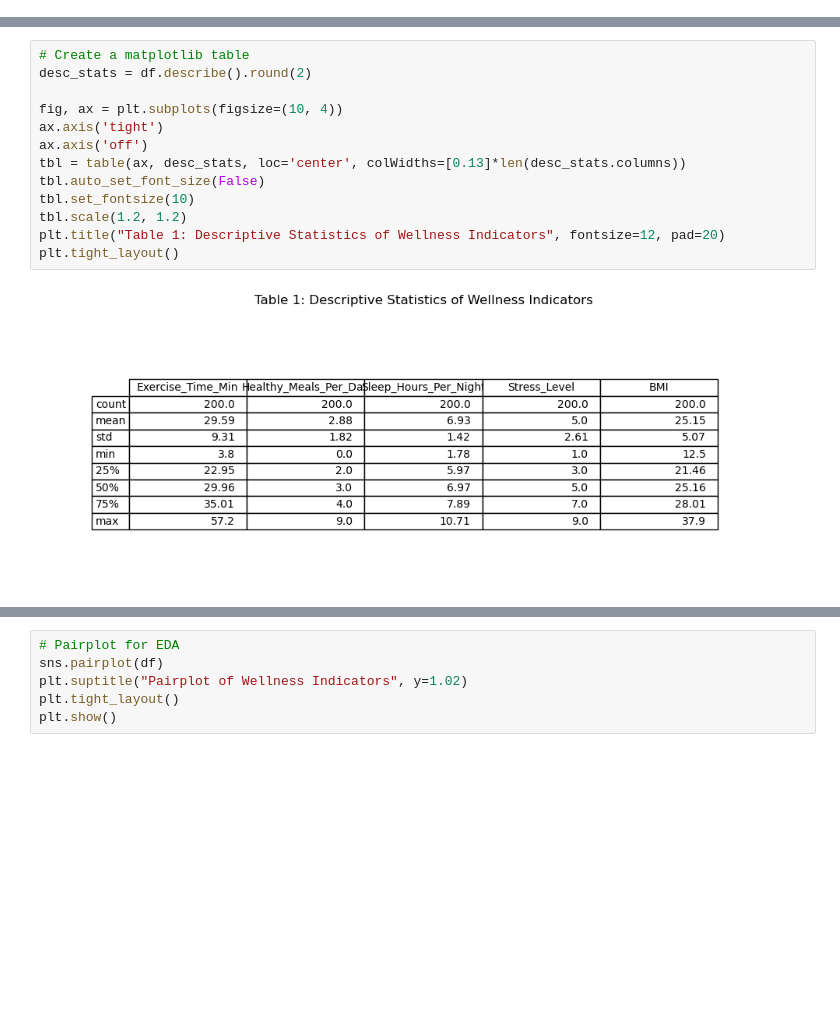
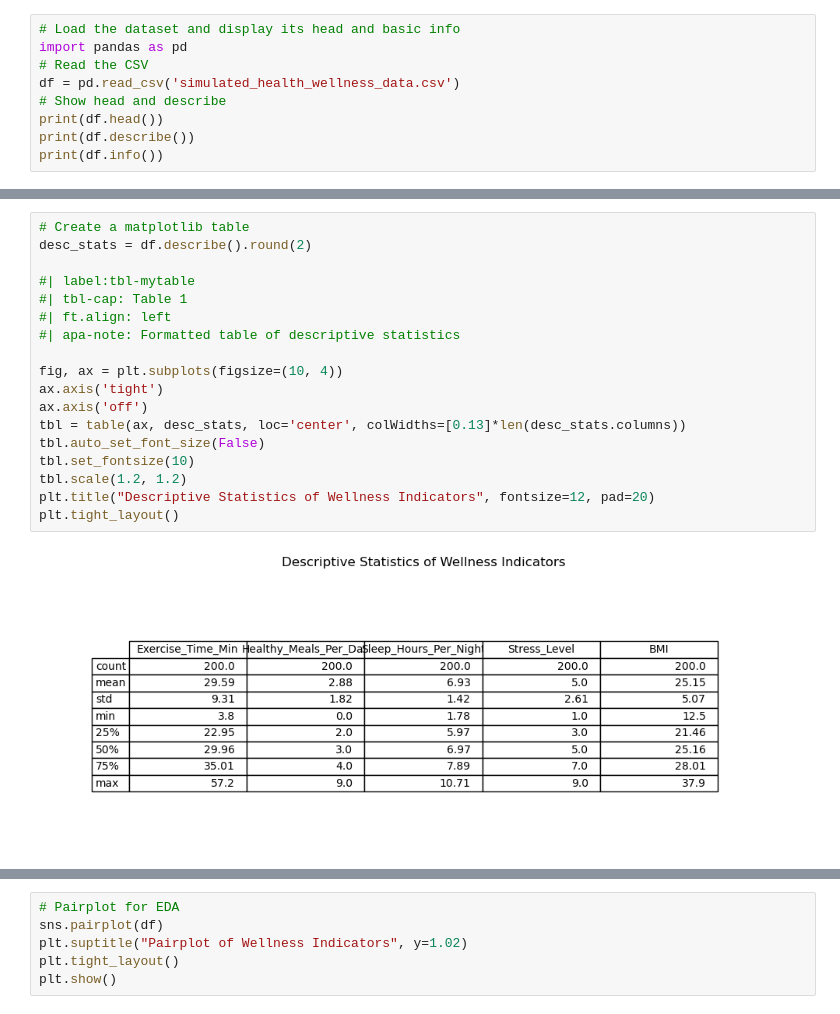
Before and after one commit to youngsm113/Lab3-Clustering, a Jupyter notebook: ML-Lab3.ipynb, the cells around one changed output, grey strips where cells are left out. Drawn from its saved outputs; the diff is of its cells as text; blank space fills up the shorter version.

```diff
--- a/ML-Lab3.ipynb
+++ b/ML-Lab3.ipynb
@@ -76,0 +28,9 @@ None
+# %%
+# Load the dataset and display its head and basic info
+import pandas as pd
+# Read the CSV
+df = pd.read_csv('simulated_health_wellness_data.csv')
+# Show head and describe
+print(df.head())
+print(df.describe())
+print(df.info())
@@ -77,15 +55,20 @@ None
 # %%
 # Create a matplotlib table
 desc_stats = df.describe().round(2)
+
+#| label:tbl-mytable
+#| tbl-cap: Table 1
+#| ft.align: left
+#| apa-note: Formatted table of descriptive statistics
 
 fig, ax = plt.subplots(figsize=(10, 4))
 ax.axis('tight')
 ax.axis('off')
 tbl = table(ax, desc_stats, loc='center', colWidths=[0.13]*len(desc_stats.columns))
 tbl.auto_set_font_size(False)
 tbl.set_fontsize(10)
 tbl.scale(1.2, 1.2)
-plt.title("Table 1: Descriptive Statistics of Wellness Indicators", fontsize=12, pad=20)
+plt.title("Descriptive Statistics of Wellness Indicators", fontsize=12, pad=20)
 plt.tight_layout()
 # %% [output]
-[figure, old version]
+[figure, new version]
```
Also changed, not shown: parts of 28 cells of this notebook, 1 other file.
